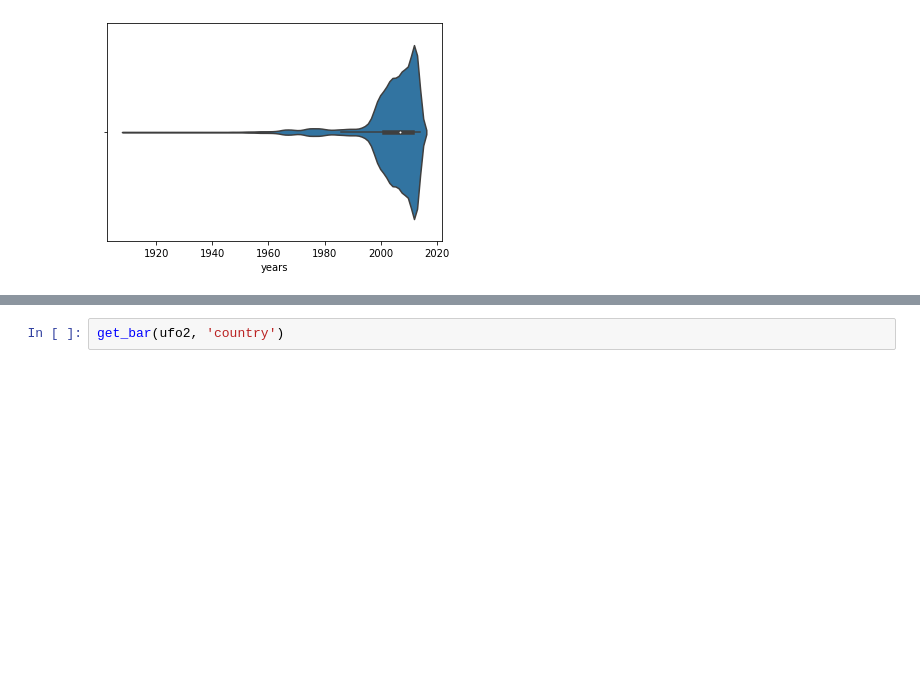
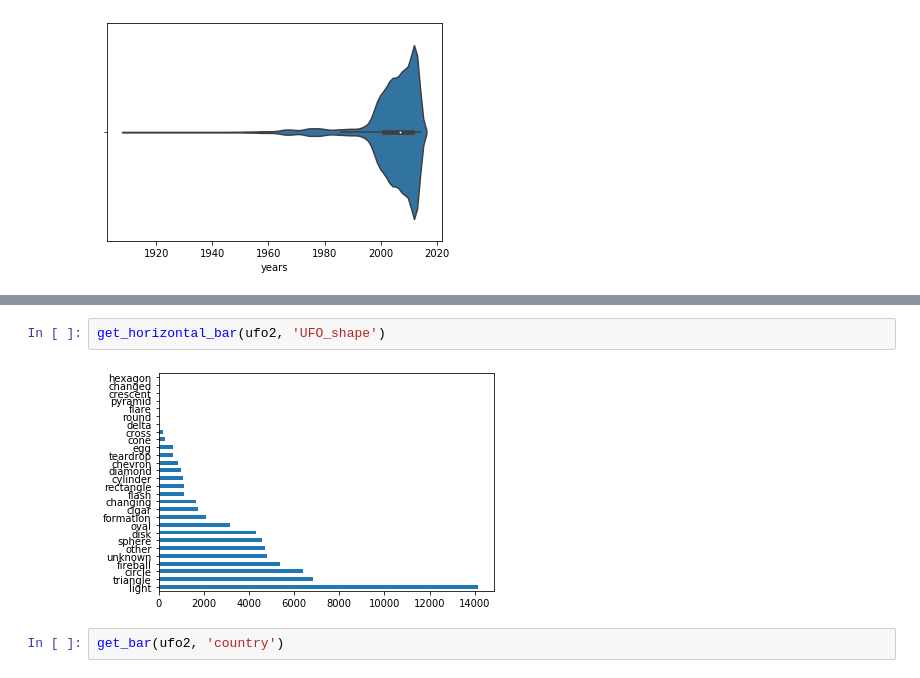
Before and after one commit to ElenaCerezoSwing/visualizing-real-world-data-project, a Jupyter notebook: Methods/main.ipynb, the cells around one changed output, grey strips where cells are left out. Drawn from its saved outputs; the diff is of its cells as text; blank space fills up the shorter version.

```diff
--- a/Methods/main.ipynb
+++ b/Methods/main.ipynb
@@ -63,3 +68,7 @@ get_bar(ufo2, 'UFO_shape')
+# %%
+get_horizontal_bar(ufo2, 'UFO_shape')
+# %% [output]
+[figure, added]
 # %%
 get_bar(ufo2, 'country')
 # %% [output]
```
Also changed, not shown: parts of 7 cells of this notebook, 2 other files.
